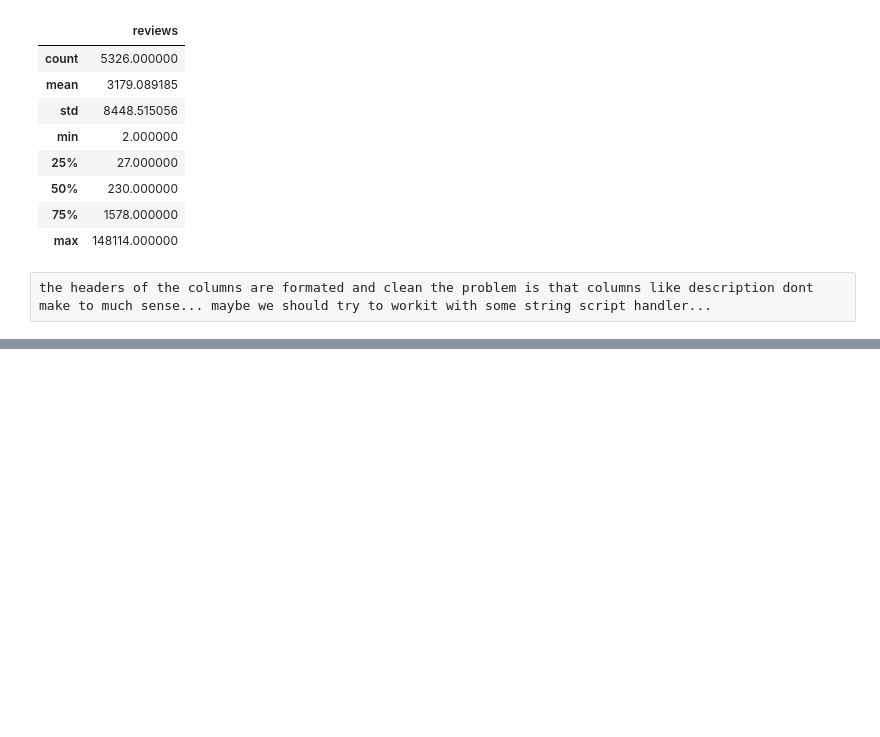
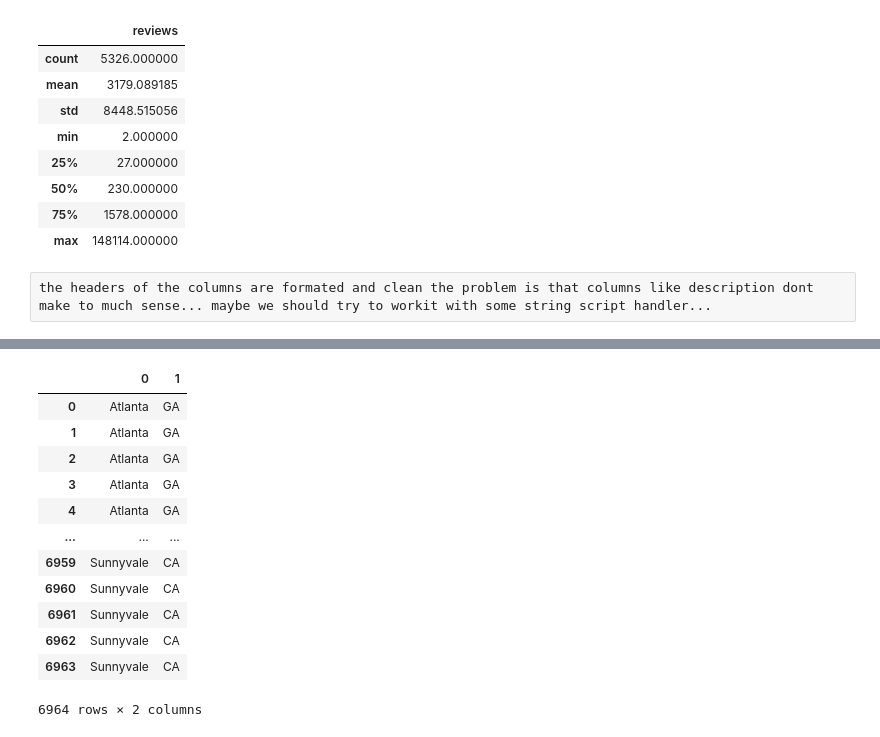
Before and after one commit to PauPerL/IronPau, a Jupyter notebook: week2/group project/project_analisis_1.ipynb, the cells around one changed output, grey strips where cells are left out. Drawn from its saved outputs; the diff is of its cells as text; code cells hidden in the pictures; blank space fills up the shorter version.

```diff
--- a/week2/group project/project_analisis_1.ipynb
+++ b/week2/group project/project_analisis_1.ipynb
@@ -65,0 +144,18 @@ the headers of the columns are formated and clean the problem is that columns li
+# %%
+
+df_loc=df['loc_new1'].str.split(pat=',', n=None, expand=True)
+df_loc
+# %% [output]
+|  | 0 | 1 |
+| 0 | Atlanta | GA |
+| 1 | Atlanta | GA |
+| 2 | Atlanta | GA |
+| 3 | Atlanta | GA |
+| 4 | Atlanta | GA |
+| ... | ... | ... |
+| 6959 | Sunnyvale | CA |
+| 6960 | Sunnyvale | CA |
+| 6961 | Sunnyvale | CA |
+| 6962 | Sunnyvale | CA |
+| 6963 | Sunnyvale | CA |
+6964 rows × 2 columns
```
Also changed, not shown: parts of 16 cells of this notebook, 16 other files.
